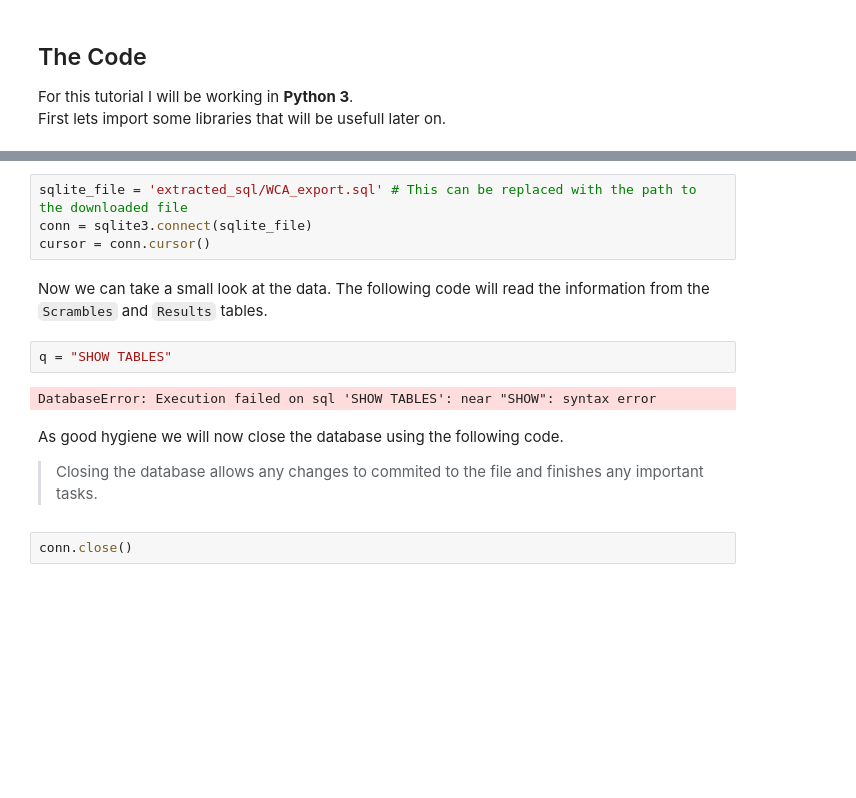
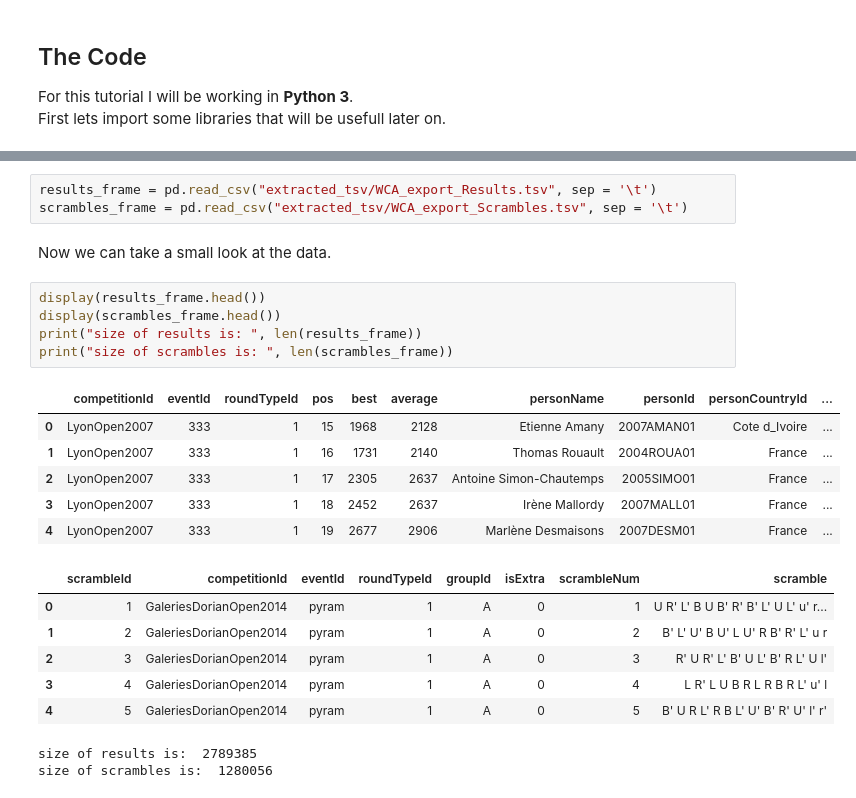
Before and after one commit to Camelot314/rubiks_analysis, a Jupyter notebook: rubicks_cubes.ipynb, the cells around one changed output, grey strips where cells are left out. Saved outputs shown, nothing was run; the diff lists cells and outputs as text; blank space fills up the shorter version.

```diff
--- a/rubicks_cubes.ipynb
+++ b/rubicks_cubes.ipynb
@@ -112,15 +118,25 @@ The following code opens up the file from WCA and allows us to perform operation
 # %%
-sqlite_file = 'extracted_sql/WCA_export.sql' # This can be replaced with the path to the downloaded file
-conn = sqlite3.connect(sqlite_file)
-cursor = conn.cursor()
+results_frame = pd.read_csv("extracted_tsv/WCA_export_Results.tsv", sep = '\t')
+scrambles_frame = pd.read_csv("extracted_tsv/WCA_export_Scrambles.tsv", sep = '\t')
 # %% [markdown]
-Now we can take a small look at the data. The following code will read the information from the `Scrambles` and `Results` tables.
+Now we can take a small look at the data.
-# %%
-q = "SHOW TABLES"
-# %% [output]
-DatabaseError: Execution failed on sql 'SHOW TABLES': near "SHOW": syntax error
-# %% [markdown]
-As good hygiene we will now close the database using the following code.
-> Closing the database allows any changes to commited to the file and finishes any important tasks.
-# %%
-conn.close()
+# %%
+display(results_frame.head())
+display(scrambles_frame.head())
+print("size of results is: ", len(results_frame))
+print("size of scrambles is: ", len(scrambles_frame))
+# %% [output]
+|  | competitionId | eventId | roundTypeId | pos | best | average | personName | personId | personCountryId | ... |
+| 0 | LyonOpen2007 | 333 | 1 | 15 | 1968 | 2128 | Etienne Amany | 2007AMAN01 | Cote d_Ivoire | ... |
+| 1 | LyonOpen2007 | 333 | 1 | 16 | 1731 | 2140 | Thomas Rouault | 2004ROUA01 | France | ... |
+| 2 | LyonOpen2007 | 333 | 1 | 17 | 2305 | 2637 | Antoine Simon-Chautemps | 2005SIMO01 | France | ... |
+| 3 | LyonOpen2007 | 333 | 1 | 18 | 2452 | 2637 | Irène Mallordy | 2007MALL01 | France | ... |
+| 4 | LyonOpen2007 | 333 | 1 | 19 | 2677 | 2906 | Marlène Desmaisons | 2007DESM01 | France | ... |
+|  | scrambleId | competitionId | eventId | roundTypeId | groupId | isExtra | scrambleNum | scramble |
+| 0 | 1 | GaleriesDorianOpen2014 | pyram | 1 | A | 0 | 1 | U R' L' B U B' R' B' L' U L' u' r... |
+| 1 | 2 | GaleriesDorianOpen2014 | pyram | 1 | A | 0 | 2 | B' L' U' B U' L U' R B' R' L' u r |
+| 2 | 3 | GaleriesDorianOpen2014 | pyram | 1 | A | 0 | 3 | R' U R' L' B' U L' B' R L' U l' |
+| 3 | 4 | GaleriesDorianOpen2014 | pyram | 1 | A | 0 | 4 | L R' L U B R L R B R L' u' l |
+| 4 | 5 | GaleriesDorianOpen2014 | pyram | 1 | A | 0 | 5 | B' U R L' R B L' U' B' R' U' l' r' |
+size of results is:  2789385
+size of scrambles is:  1280056
```
Also changed, not shown: parts of 17 cells of this notebook.
